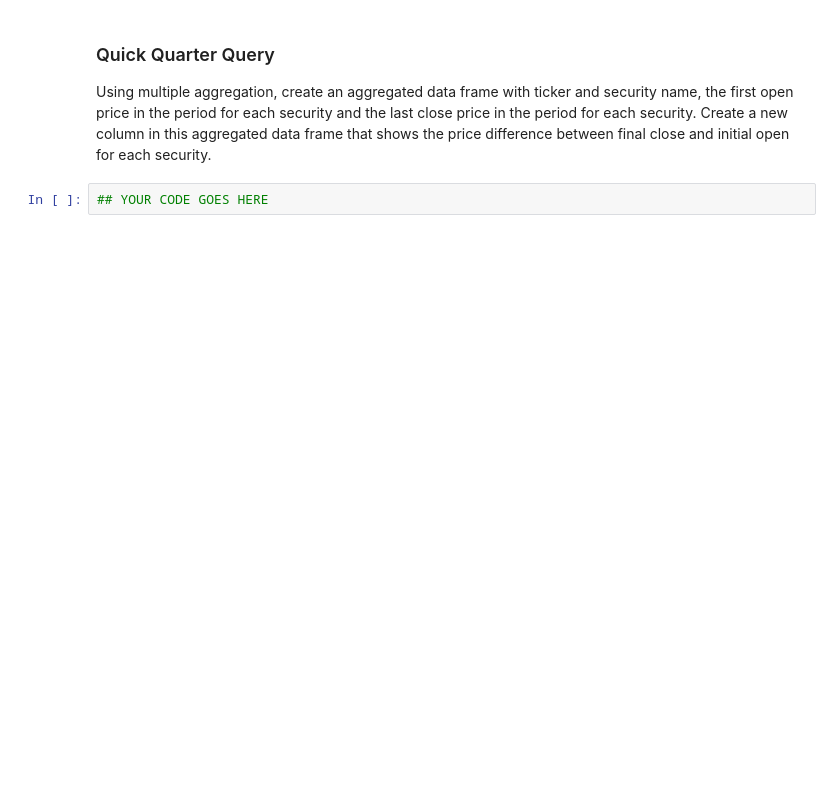
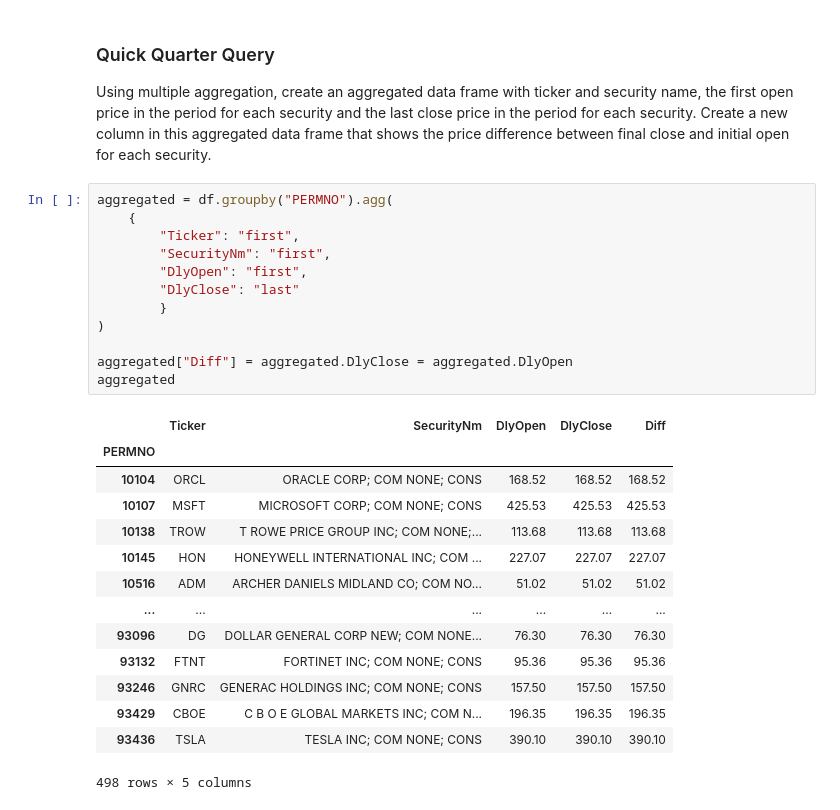
Before and after one commit to Imperial-Business-School/python-for-finance-poonnnt, a Jupyter notebook: 06. Panel Data.ipynb, the cells around one changed output. Drawn from its saved outputs; the diff is of its cells as text; blank space fills up the shorter version.

```diff
--- a/06. Panel Data.ipynb
+++ b/06. Panel Data.ipynb
@@ -237,5 +367,30 @@ We can use the `agg()` method, and pass it a dictionary to do multiple aggregati
 ### Quick Quarter Query
 
 Using multiple aggregation, create an aggregated data frame with ticker and security name, the first open price in the period for each security and the last close price in the period for each security. Create a new column in this aggregated data frame that shows the price difference between final close and initial open for each security.
-# %%
-## YOUR CODE GOES HERE
+# %%
+aggregated = df.groupby("PERMNO").agg(
+    {
+        "Ticker": "first",
+        "SecurityNm": "first",
+        "DlyOpen": "first",
+        "DlyClose": "last"
+        }
+)
+
+aggregated["Diff"] = aggregated.DlyClose = aggregated.DlyOpen
+aggregated
+# %% [output]
+|  | Ticker | SecurityNm | DlyOpen | DlyClose | Diff |
+| PERMNO |  |  |  |  |  |
+| 10104 | ORCL | ORACLE CORP; COM NONE; CONS | 168.52 | 168.52 | 168.52 |
+| 10107 | MSFT | MICROSOFT CORP; COM NONE; CONS | 425.53 | 425.53 | 425.53 |
+| 10138 | TROW | T ROWE PRICE GROUP INC; COM NONE;... | 113.68 | 113.68 | 113.68 |
+| 10145 | HON | HONEYWELL INTERNATIONAL INC; COM ... | 227.07 | 227.07 | 227.07 |
+| 10516 | ADM | ARCHER DANIELS MIDLAND CO; COM NO... | 51.02 | 51.02 | 51.02 |
+| ... | ... | ... | ... | ... | ... |
+| 93096 | DG | DOLLAR GENERAL CORP NEW; COM NONE... | 76.30 | 76.30 | 76.30 |
+| 93132 | FTNT | FORTINET INC; COM NONE; CONS | 95.36 | 95.36 | 95.36 |
+| 93246 | GNRC | GENERAC HOLDINGS INC; COM NONE; CONS | 157.50 | 157.50 | 157.50 |
+| 93429 | CBOE | C B O E GLOBAL MARKETS INC; COM N... | 196.35 | 196.35 | 196.35 |
+| 93436 | TSLA | TESLA INC; COM NONE; CONS | 390.10 | 390.10 | 390.10 |
+498 rows × 5 columns
```
Also changed, not shown: parts of 15 cells of this notebook, 6 other files.
